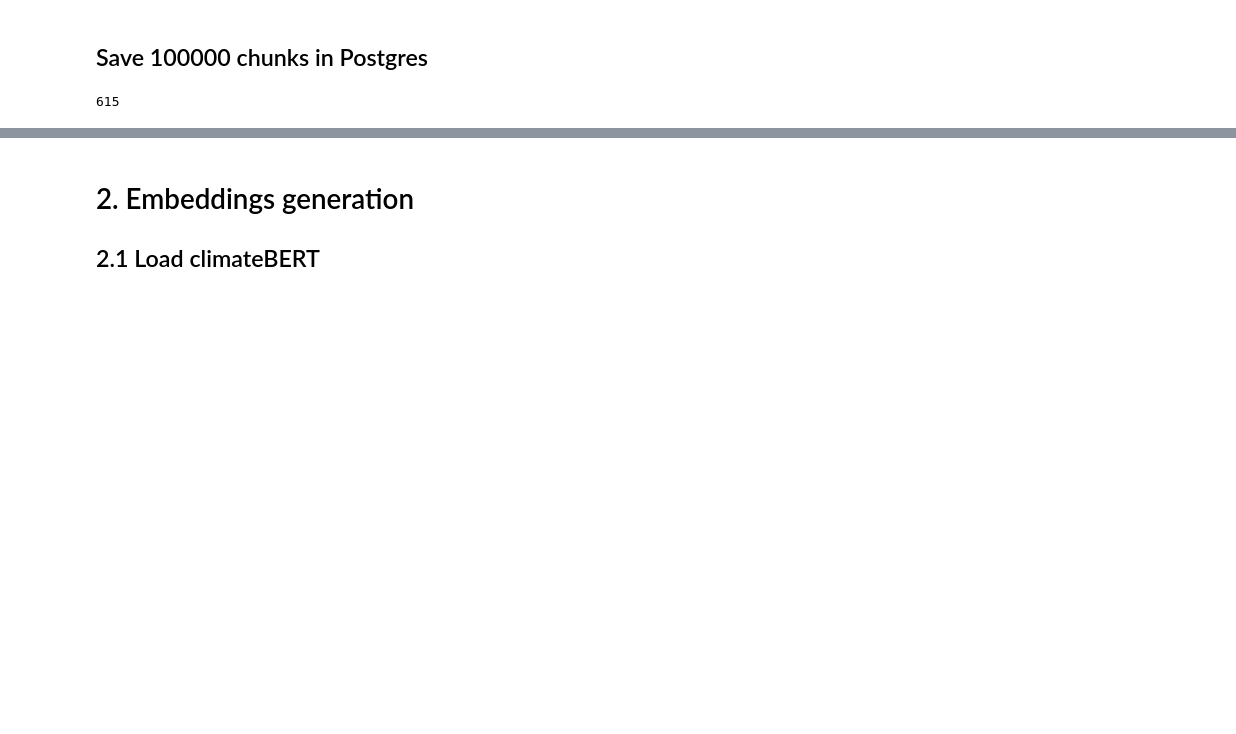
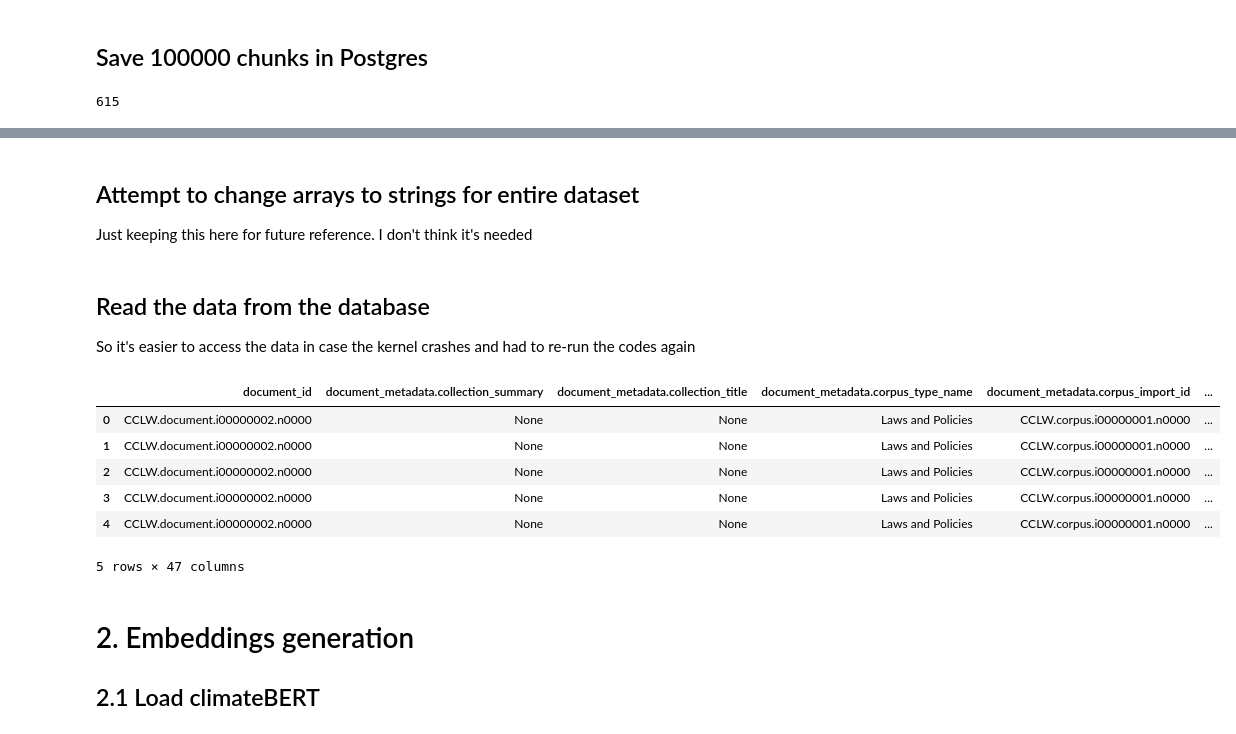
Before and after one commit to lse-ds205/rag-fact-sheets, a Jupyter notebook: NB01-Create-Embeddings.ipynb, the cells around one changed output, grey strips where cells are left out. Saved outputs shown, nothing was run; the diff lists cells and outputs as text; code cells hidden in the pictures; blank space fills up the shorter version.

```diff
--- a/NB01-Create-Embeddings.ipynb
+++ b/NB01-Create-Embeddings.ipynb
@@ -96,0 +81,4 @@ flat_ds = flat_ds.map(array_to_string, batched = True)
+# %% [markdown]
+## Attempt to change arrays to strings for entire dataset
+
+Just keeping this here for future reference. I don't think it's needed
@@ -97,3 +101,19 @@ flat_ds = flat_ds.map(array_to_string, batched = True)
+# %% [markdown]
+## Read the data from the database
+
+So it's easier to access the data in case the kernel crashes and had to re-run the codes again
+# %%
+# Read the table
+df = pd.read_sql("SELECT * FROM climate_policy_radar", engine)
+df.head()
+# %% [output]
+|  | document_id | document_metadata.collection_summary | document_metadata.collection_title | document_metadata.corpus_type_name | document_metadata.corpus_import_id | ... |
+| 0 | CCLW.document.i00000002.n0000 | None | None | Laws and Policies | CCLW.corpus.i00000001.n0000 | ... |
+| 1 | CCLW.document.i00000002.n0000 | None | None | Laws and Policies | CCLW.corpus.i00000001.n0000 | ... |
+| 2 | CCLW.document.i00000002.n0000 | None | None | Laws and Policies | CCLW.corpus.i00000001.n0000 | ... |
+| 3 | CCLW.document.i00000002.n0000 | None | None | Laws and Policies | CCLW.corpus.i00000001.n0000 | ... |
+| 4 | CCLW.document.i00000002.n0000 | None | None | Laws and Policies | CCLW.corpus.i00000001.n0000 | ... |
+5 rows × 47 columns
 # %% [markdown]
 # 2. Embeddings generation
 
```
Also changed, not shown: parts of 12 cells of this notebook.
